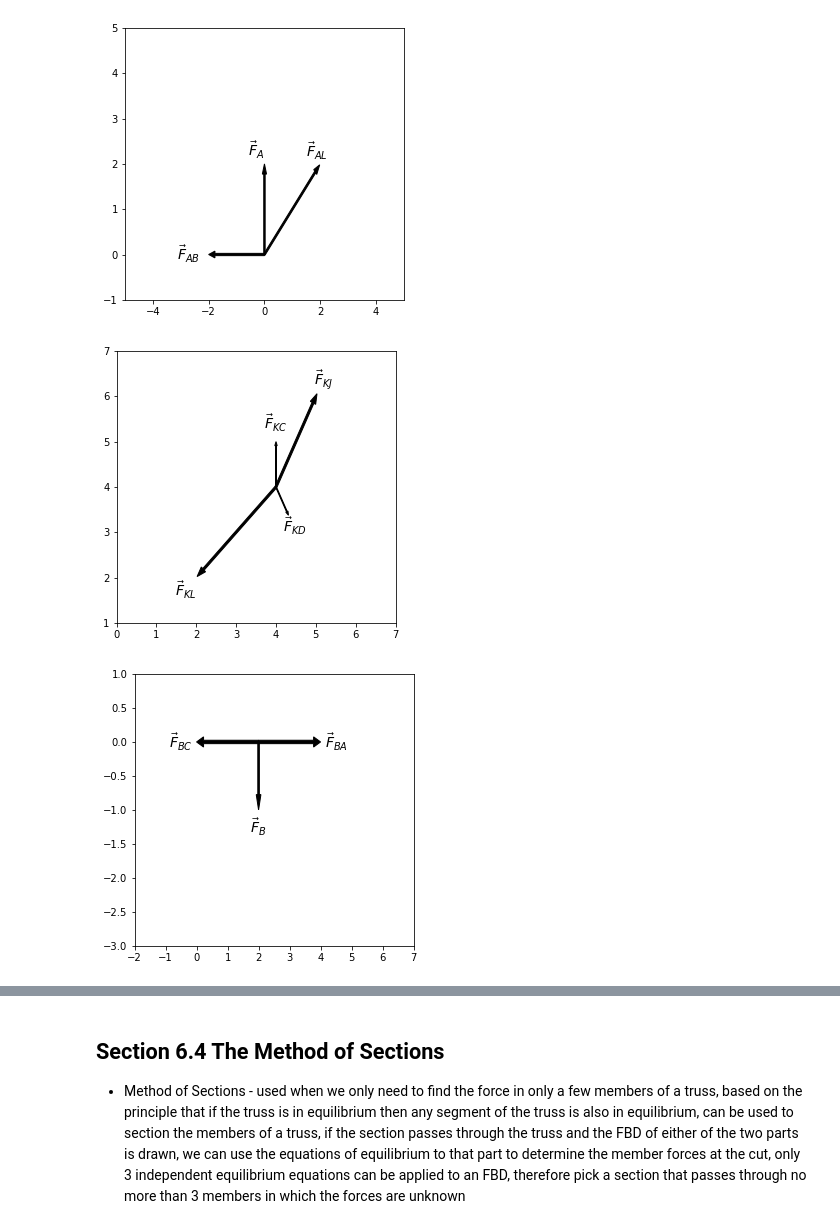
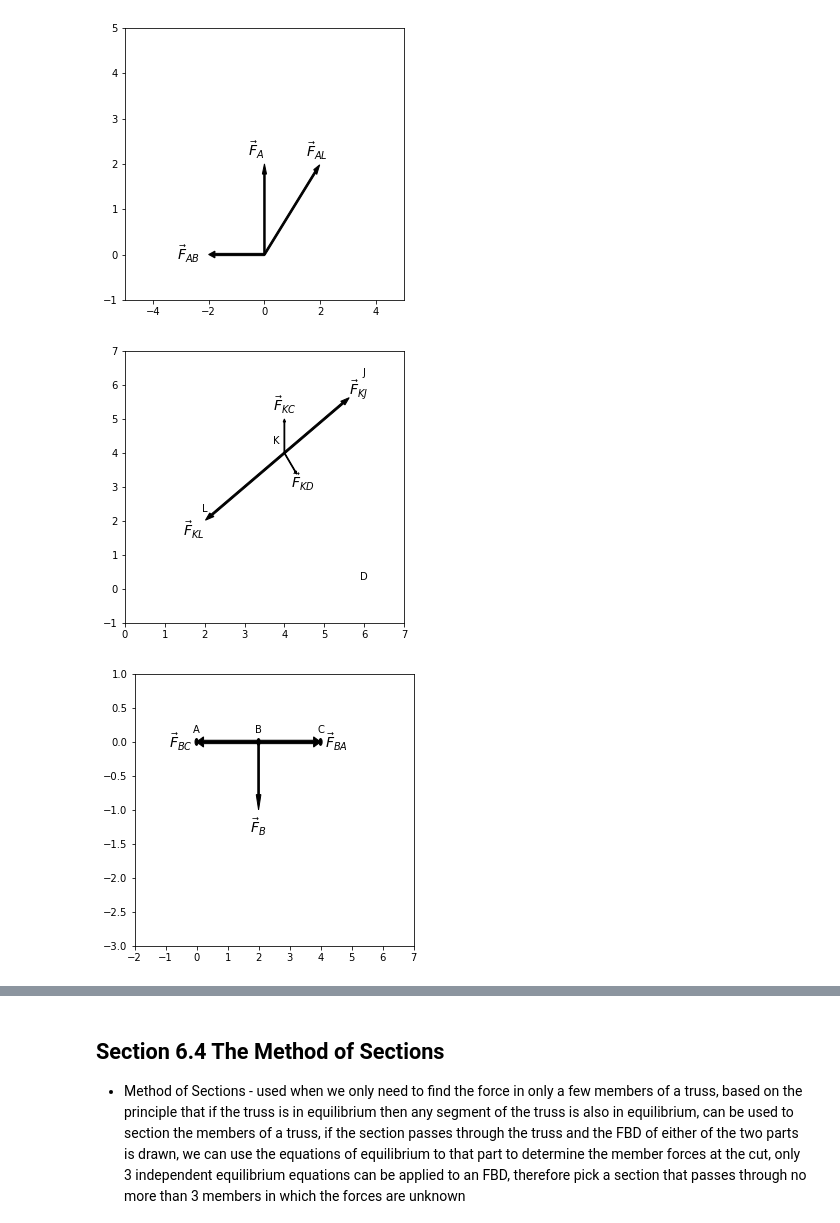
Before and after one commit to michaelhotchkiss/Statics, a Jupyter notebook: Chapter 6 - Structual Analysis.ipynb, the cells around one changed output, grey strips where cells are left out. Drawn from its saved outputs; the diff is of its cells as text; code cells hidden in the pictures.

Commit message:
diagrams

```diff
--- a/Chapter 6 - Structual Analysis.ipynb
+++ b/Chapter 6 - Structual Analysis.ipynb
@@ -166,47 +166,62 @@ for label, vector_dictionary in vectors.items():
 # %%
 figure, axes = plt.subplots(figsize=(5,5))
 axes.set_xlim([0 , 7])
-axes.set_ylim([1 ,7])
+axes.set_ylim([-1 ,7])
 beta = np.radians(45)
 gamma = np.arctan(-4/2)
+point_labels = ['L','K','J','D']
+orientations = ['top','left','top','top']
+for label,orientation in zip(point_labels,orientations):
+    dot = Circle(points[label], radius=0.05, fill=True, color='white')
+    axes.add_patch(dot)
+    if orientation=='top':
+        plt.text(points[label][0],points[label][1] + .2,label,va='bottom',ha='center')
+    if orientation=='left':
+        plt.text(points[label][0] - .2,points[label][1] + .2,label,va='bottom',ha='center')
 vectors = {
-
     'F_{KL}': {'origin': points['K'], 'vector': np.array([-2.8 * np.cos(beta),-2.8 * np.sin(beta)])},
-    'F_{KJ}': {'origin': points['K'], 'vector': 2.3 * np.array([np.cos(alpha),np.sin(alpha)])}
+    'F_{KJ}': {'origin': points['K'], 'vector': 2.3 * np.array([np.cos(beta),np.sin(beta)])}
 }
 vectors_1 = {
     'F_{KC}': {'origin': points['K'], 'vector': np.array([0,1])},
     'F_{KD}': {'origin': points['K'], 'vector': np.array([.7 * np.cos(gamma),.7 * np.sin(gamma)])},
 }
 for label, vector_dictionary in vectors.items():
     origin = vector_dictionary['origin']
     vector = vector_dictionary['vector']
     vector_arrow = FancyArrow(origin[0], origin[1], vector[0], vector[1],
     width=.05,length_includes_head=True, color='k')
     axes.text(origin[0] + vector[0] * 1.15,
                origin[1] + vector[1] * 1.15,
                r'$\vec{'+label[0]+r'}' + label[1:] + r'$', color='k', fontsize=14,
                va='center',ha='center'
                                )
     axes.add_patch(vector_arrow)
 for label, vector_dictionary in vectors_1.items():
     origin = vector_dictionary['origin']
     vector = vector_dictionary['vector']
     vector_arrow = FancyArrow(origin[0], origin[1], vector[0], vector[1],
     width=.02,length_includes_head=True, color='k')
     axes.text(origin[0] + vector[0] * 1.5,
                origin[1] + vector[1] * 1.4,
                r'$\vec{'+label[0]+r'}' + label[1:] + r'$', color='k', fontsize=14,
                va='center',ha='center'
                                )
     axes.add_patch(vector_arrow)
 # %% [output]
-[figure, old version]
+[figure, new version]
 # %%
 figure, axes = plt.subplots(figsize=(5,5))
 axes.set_xlim([-2 , 7])
 axes.set_ylim([-3 ,1])
 
+point_labels = list(string.ascii_uppercase)[:3]
+orientations = ['top','top','top']
+for label,orientation in zip(point_labels,orientations):
+    dot = Circle(points[label], radius=0.05, fill=True, color='black')
+    axes.add_patch(dot)
+    if orientation=='top':
+        plt.text(points[label][0],points[label][1] + .1,label,va='bottom',ha='center')
 vectors = {
     'F_{B}': {'origin': points['B'], 'vector': np.array([0,-1])},
     'F_{BA}': {'origin': points['B'], 'vector': np.array([2,0])},
@@ -224,7 +239,7 @@ for label, vector_dictionary in vectors.items():
                                )
     axes.add_patch(vector_arrow)
 # %% [output]
-[figure, old version]
+[figure, new version]
 # %%
 import numpy as np
 angles = np.array([np.pi/4,np.arctan(4/2)])
```
Also changed, not shown: parts of 5 cells of this notebook, 1 other file.
